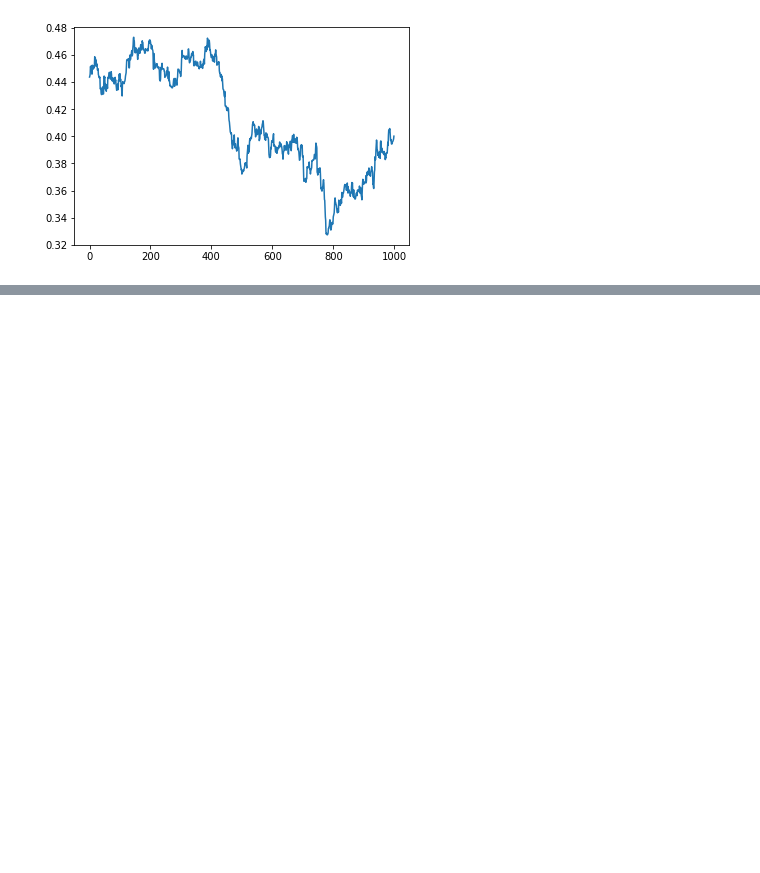
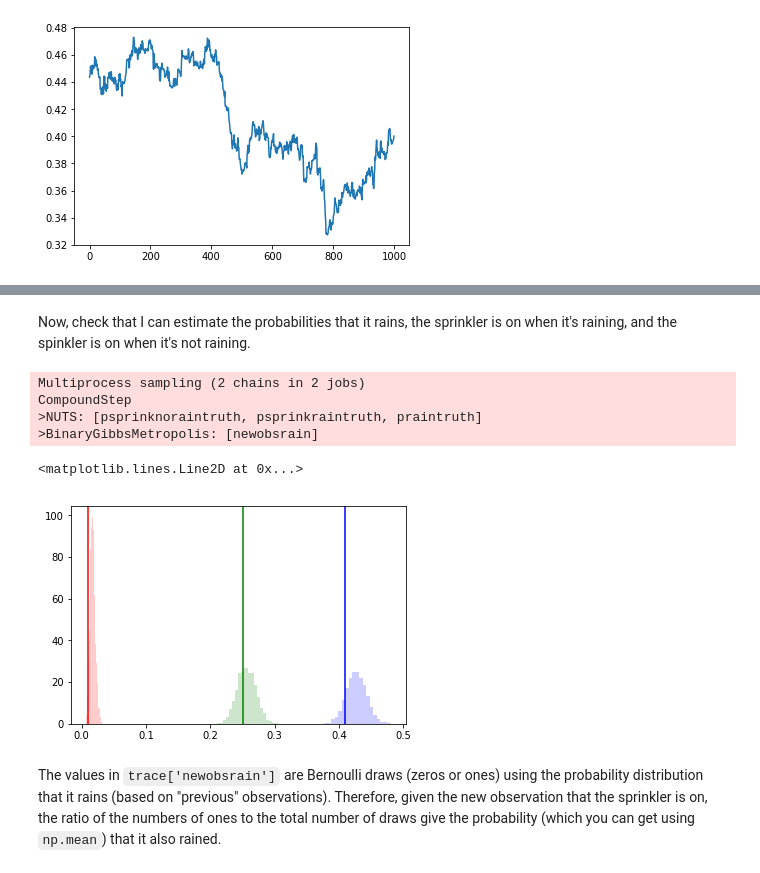
Before and after one commit to mattpitkin/SurvivalPrediction, a Jupyter notebook: WetGrass.ipynb, the cells around one changed output, grey strips where cells are left out. Saved outputs shown, nothing was run; the diff lists cells and outputs as text; code cells hidden in the pictures; blank space fills up the shorter version.

```diff
--- a/WetGrass.ipynb
+++ b/WetGrass.ipynb
@@ -225,0 +218,73 @@ pl.hist(1.-trace['prain'])
+# %% [markdown]
+Now, check that I can estimate the probabilities that it rains, the sprinkler is on when it's raining, and the spinkler is on when it's not raining.
+# %%
+# set "true" probability of rain
+true_rain = 0.41
+
+# set number of previous "observations"
+nobs = 1000
+
+# set the observations
+has_rained = bernoulli.rvs(true_rain, size=nobs)
+
+# set "true" probability of sprinkler *and* raining
+true_sprinkler_rain = 0.01
+
+# set "true" probability of spinkler *and* not raining
+true_sprinkler_norain = 0.25
+
+# set the observations
+sprinkler_rain = np.zeros(nobs)
+sprinkler_norain = np.zeros(nobs)
+
+# draw number from binomial distribution (binomial distribution is the sum of Bernoulli draws)
+numsprinkrain = binom.rvs(p=true_sprinkler_rain, n=nobs)
+numsprinknorain = binom.rvs(p=true_sprinkler_norain, n=nobs)
+
+# set the observations
+rained_idx = np.argwhere(has_rained == 1)
+sprinkler_rain[np.random.permutation(rained_idx)[0:numsprinkrain]] = 1
+sprinkler_norain[np.random.permutation(rained_idx)[0:numsprinknorain]] = 1
+
+# set new observation that the sprinkler is on (from which to get the probability of also raining?)
+obs_sprink_on = np.array([1])
+
+# fit the conditional probability distributions
+with pm.Model() as model:
+    praintruth = pm.Uniform('praintruth', 0.0, 1.0)  # prior on probability of rain
+
+    # distribution of prain given the number of observed times it has rained
+    raintruth = pm.Bernoulli('raintruth', p=praintruth, observed=has_rained)
+
+    # conditional probability for sprinkler
+    psprinkraintruth = pm.Uniform('psprinkraintruth', 0., 1.)
+    psprinknoraintruth = pm.Uniform('psprinknoraintruth', 0., 1.)
+
+    sprinkraintruth = pm.Bernoulli('sprinkraintruth', psprinkraintruth,
+                               observed=sprinkler_rain)
+    sprinknoraintruth = pm.Bernoulli('sprinknorain', psprinknoraintruth,
+                                 observed=sprinkler_norain)
+
+    # set variables based on "new observation"
+    newobsrain = pm.Bernoulli('newobsrain', praintruth)  # samples that will provide the probability of rain given the new observation
+    pnewobssprinkler = pm.Deterministic('pnewobssprinkler', pm.math.switch(newobsrain, psprinkraintruth, psprinknoraintruth))
+    newobssprinkler = pm.Bernoulli('newobssprinkler', pnewobssprinkler, observed=obs_sprink_on)  # new observation that the sprinkler is on
+
+    trace = pm.sample(2000, tune=6000, discard_tuned_samples=True, chains=2)
+# %% [output]
+Multiprocess sampling (2 chains in 2 jobs)
+CompoundStep
+>NUTS: [psprinknoraintruth, psprinkraintruth, praintruth]
+>BinaryGibbsMetropolis: [newobsrain]
+# %%
+pl.hist(trace['praintruth'], bins=20, density=True, color='b', alpha=0.2);
+pl.axvline(true_rain, color='b')
+pl.hist(trace['psprinkraintruth'], bins=20, density=True, color='r', alpha=0.2);
+pl.axvline(true_sprinkler_rain, color='r')
+pl.hist(trace['psprinknoraintruth'], bins=20, density=True, color='g', alpha=0.2);
+pl.axvline(true_sprinkler_norain, color='g')
+# %% [output]
+<matplotlib.lines.Line2D at 0x...>
+[figure, added]
+# %% [markdown]
+The values in `trace['newobsrain']` are Bernoulli draws (zeros or ones) using the probability distribution that it rains (based on "previous" observations). Therefore, given the new observation that the sprinkler is on, the ratio of the numbers of ones to the total number of draws give the probability (which you can get using `np.mean`) that it also rained.
```
Also changed, not shown: parts of 10 cells of this notebook.
